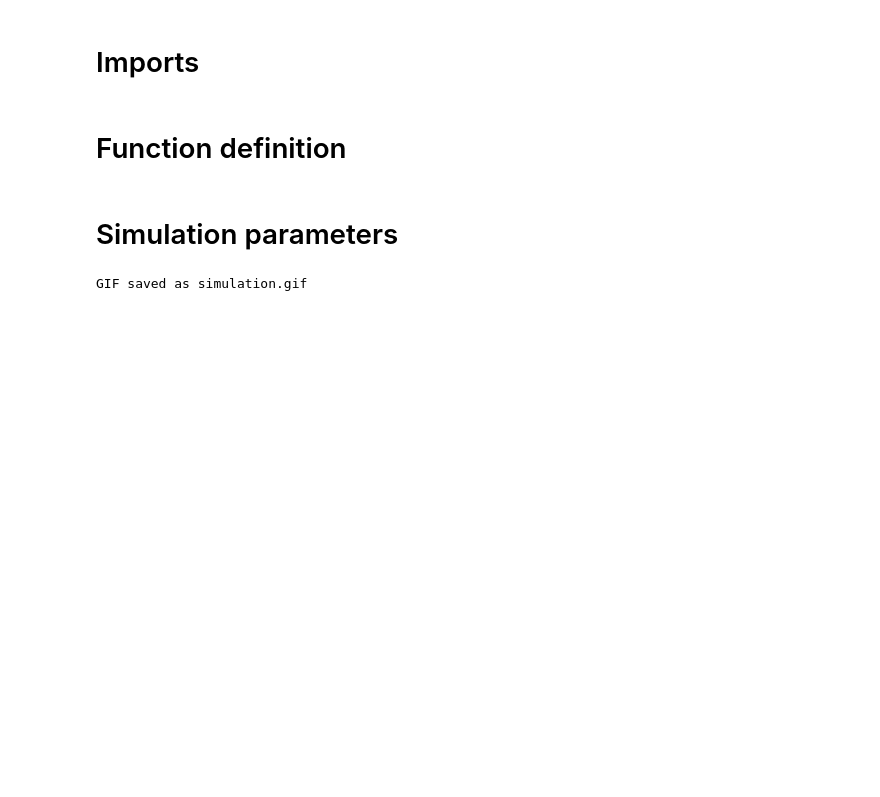
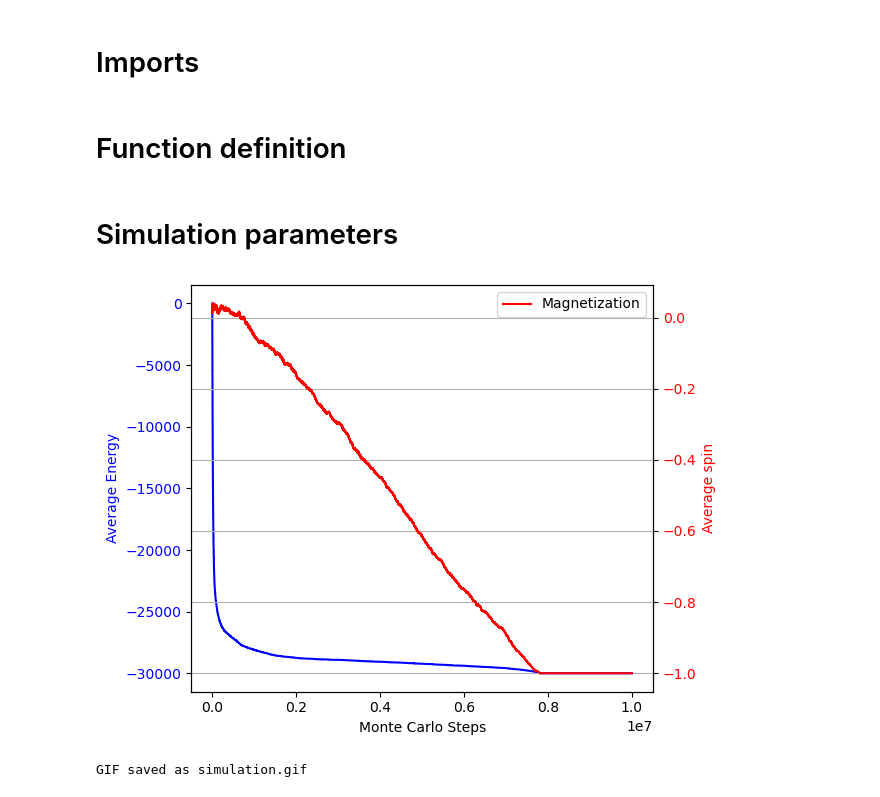
Before and after one commit to MrIsCM/Ising-Model, a Jupyter notebook: Ising_Numba_Simple.ipynb, the cells around one changed output. Drawn from its saved outputs; the diff is of its cells as text; code cells hidden in the pictures; blank space fills up the shorter version.

Commit message:
New simulations using the Ising model with Numba

```diff
--- a/Ising_Numba_Simple.ipynb
+++ b/Ising_Numba_Simple.ipynb
@@ -86,11 +145,11 @@ def metropolis(lattice, MC_steps, T, energy, N, J1, J2, save_images=False, image
 SEED = 42
 np.random.seed(SEED)
 
-N = 50
+N = 100
 J1 = 0.5
 J2 = 1.0
 T = 0.5
-MC_steps = 1000000
+MC_steps = 10000000
 # %%
 # Generate a random 2D lattice
 
@@ -109,14 +169,16 @@ spins, energies, images, image_indices = metropolis(lattice_1, MC_steps, T, ener
-# %%
-import imageio
-
-fps = 30
-
-# Create a GIF from the images array
-gif_filename = "simulation.gif"
-with imageio.get_writer(gif_filename, mode="I", duration=len(images)/fps) as writer:
-    for img in images:
-        writer.append_data(((img + 1) * 127.5).astype(np.uint8).repeat(10, axis=0).repeat(10, axis=1))  # Scale values and enlarge
-
-print(f"GIF saved as {gif_filename}")
-# %% [output]
-GIF saved as simulation.gif
+# %%
+simulation_params = {
+    'lattice' : lattice,
+    'MC_steps' : MC_steps,
+    'T' : T,
+    'energy' : energy,
+    'N' : N,
+    'J1' : J1,
+    'J2' : J2,
+    'save_images' : True,
+    'image_spacing' : img_spacing,
+    'verbose' : 0
+    }
+
+# Run the Metropolis algorithm
+spins, energies, images, image_indices = metropolis(**simulation_params)
@@ -122,0 +220,32 @@ GIF saved as simulation.gif
+# %%
+tolerance = 0.01
+
+energy_color = "blue"
+spin_color = "red"
+
+fig, ax1 = plt.subplots()
+
+ax1.set_xlabel("Monte Carlo Steps")
+ax1.set_ylabel("Average Energy", color=energy_color)
+ax1.plot(energies, color=energy_color, label="Energy")
+ax1.tick_params(axis='y', labelcolor=energy_color)
+
+# equilibrium_x = np.argmin(energies)
+# ax1.axvline(x=equilibrium_x, color='gray', linestyle='--', label="Equilibrium")
+
+ax2 = ax1.twinx()
+ax2.set_ylabel("Average spin", color=spin_color)
+ax2.plot(spins, color=spin_color, label="Magnetization")
+ax2.tick_params(axis='y', labelcolor=spin_color)
+
+fig.tight_layout()
+plt.grid()
+plt.legend()
+plt.show()
+plt.close()
+# %% [output]
+[figure, added]
+# %%
+create_gif(images, filename="simulation.gif", fps=10, scale=8, cmap="plasma", verbose=True)
+# %% [output]
+GIF saved as simulation.gif
```
Also changed, not shown: parts of 6 cells of this notebook, 6 other files.
